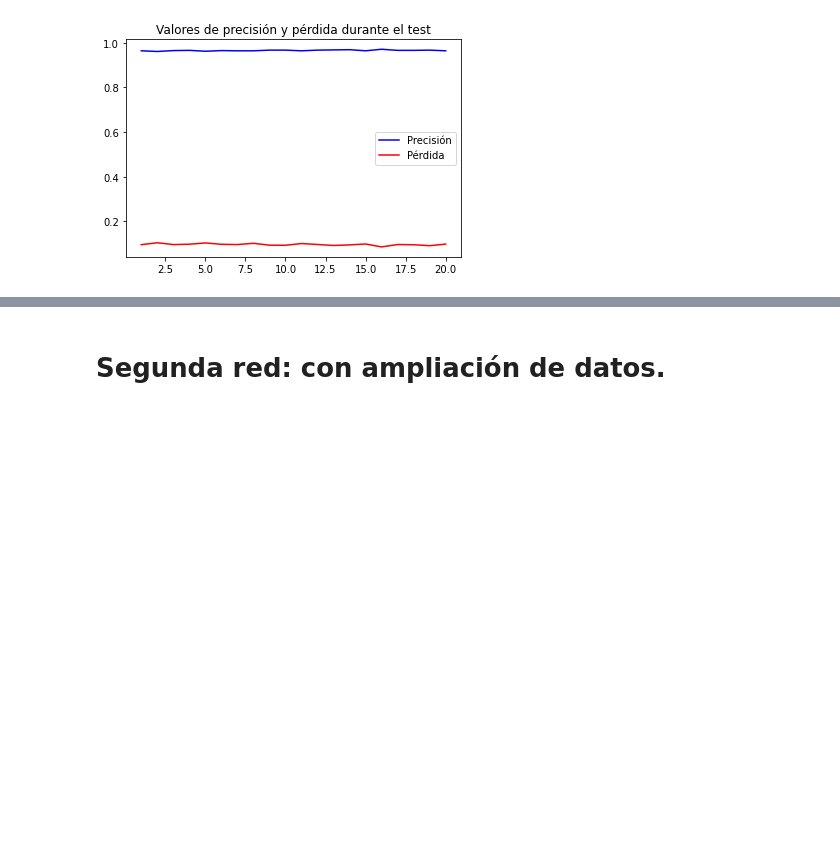
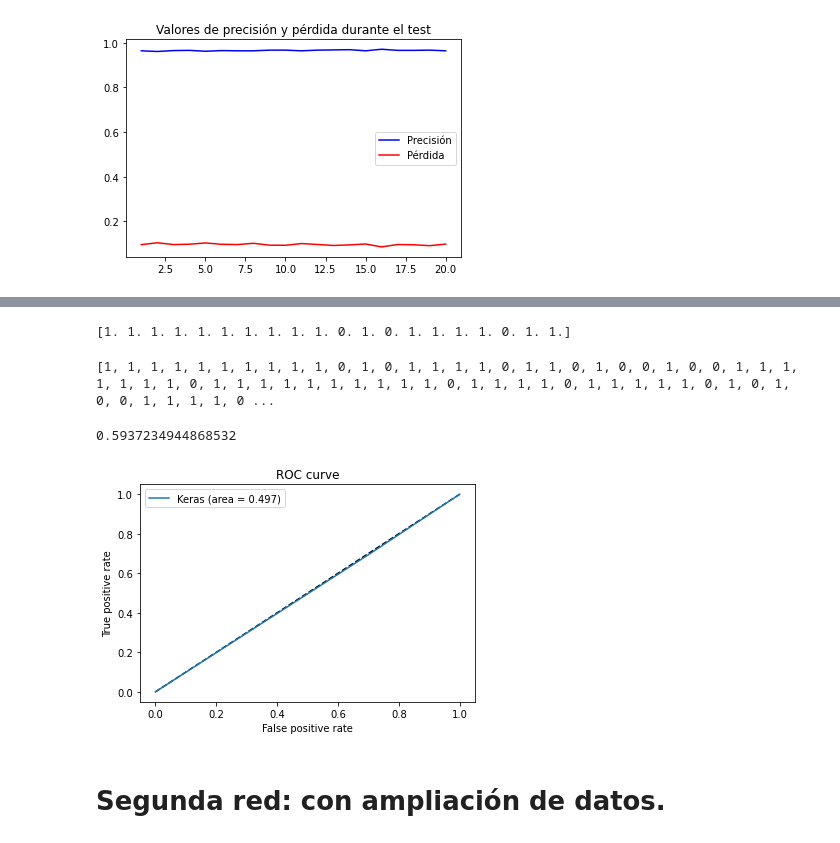
Before and after one commit to Popou123/Trabajo-Jaime-Rodriguez-Albuin, a Jupyter notebook: TFG.ipynb, the cells around one changed output, grey strips where cells are left out. Cells and saved outputs as stored; diff of their text form; code cells hidden in the pictures; blank space fills up the shorter version.

```diff
--- a/TFG.ipynb
+++ b/TFG.ipynb
@@ -528,3 +519,46 @@ pyplot.show()
+# %%
+print(generador_test[0][1])
+# %% [output]
+[1. 1. 1. 1. 1. 1. 1. 1. 1. 1. 0. 1. 0. 1. 1. 1. 1. 0. 1. 1.]
+# %%
+import math
+import numpy as np
+number_of_examples = len(generador_test.filenames)
+number_of_generator_calls = math.ceil(number_of_examples / (1.0 * 20))
+# 1.0 above is to skip integer division
+
+test_labels = []
+
+for i in range(0,int(number_of_generator_calls)):
+    lista = generador_test[i][1].tolist()
+    test_labels = test_labels + lista
+# %%
+test_labels_i = [int(x) for x in test_labels]
+print(test_labels_i)
+# %% [output]
+[1, 1, 1, 1, 1, 1, 1, 1, 1, 1, 0, 1, 0, 1, 1, 1, 1, 0, 1, 1, 0, 1, 0, 0, 1, 0, 0, 1, 1, 1, 1, 1, 1, 1, 0, 1, 1, 1, 1, 1, 1, 1, 1, 1, 1, 0, 1, 1, 1, 1, 0, 1, 1, 1, 1, 1, 0, 1, 0, 1, 0, 0, 1, 1, 1, 1, 0 ...
+# %%
+from sklearn.metrics import roc_curve, accuracy_score
+print(accuracy_score(test_labels_i,prediccion2))
+fp_ratio, vp_ratio, _ = roc_curve(test_labels_i,prediccion2)
+# %% [output]
+0.5937234944868532
+# %%
+from sklearn.metrics import auc
+auc_keras = auc(fp_ratio, vp_ratio)
+# %%
+from matplotlib import pyplot
+
+pyplot.figure(1)
+pyplot.plot([0, 1], [0, 1], 'k--')
+pyplot.plot(fp_ratio, vp_ratio, label='Keras (area = {:.3f})'.format(auc_keras))
+pyplot.xlabel('False positive rate')
+pyplot.ylabel('True positive rate')
+pyplot.title('ROC curve')
+pyplot.legend(loc='best')
+pyplot.show()
+# %% [output]
+[figure, added]
 # %% [markdown]
 # Segunda red: con ampliación de datos.
 # %%
```
Also changed, not shown: parts of 13 cells of this notebook.
